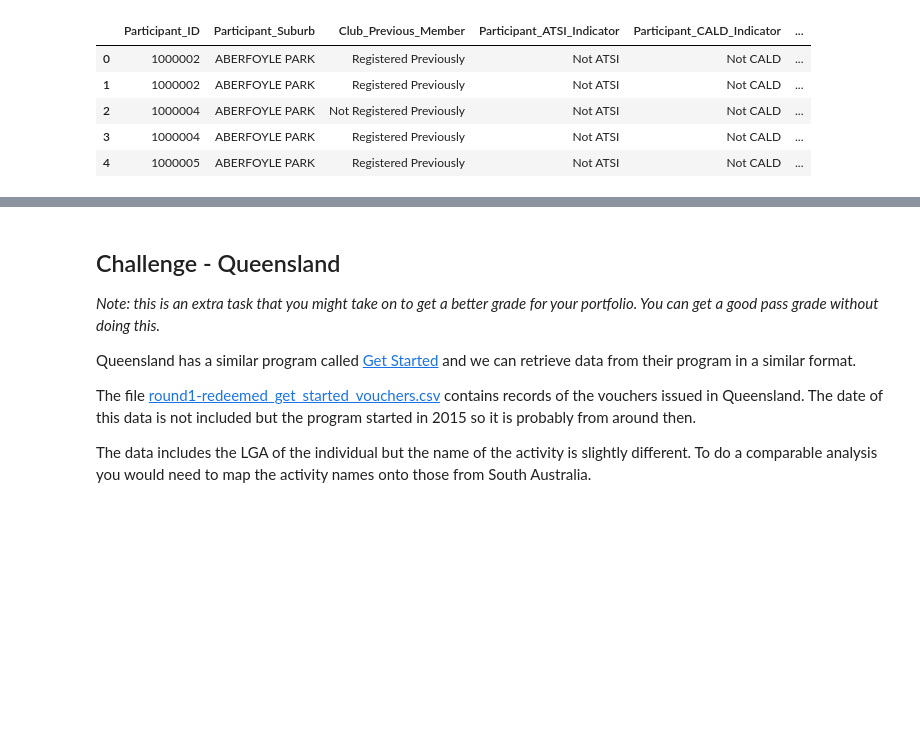
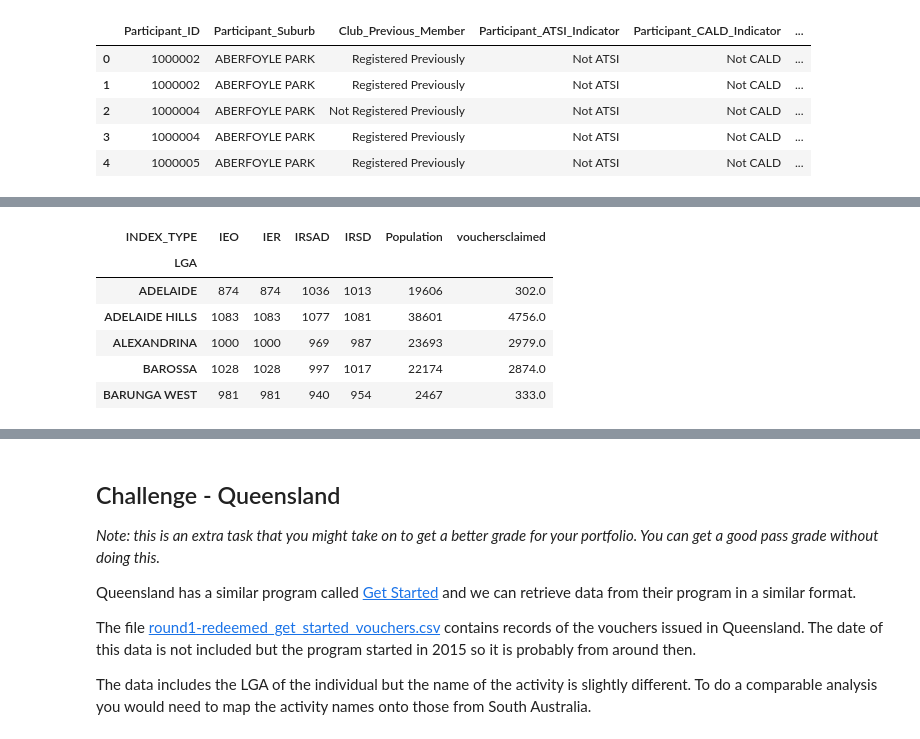
Before and after one commit to MQCOMP2200-S2-2021/data-science-portfolio-aarushi1998, a Jupyter notebook: Portfolio 2.ipynb, the cells around one changed output, grey strips where cells are left out. Cells and saved outputs as stored; diff of their text form; code cells hidden in the pictures; blank space fills up the shorter version.

```diff
--- a/Portfolio 2.ipynb
+++ b/Portfolio 2.ipynb
@@ -288 +301,14 @@ a1.head()
+# %%
+a1 = (LGA_scores.dropna())
+a1.head()
+
+#dropping all the NA values
+# %% [output]
+| INDEX_TYPE | IEO | IER | IRSAD | IRSD | Population | vouchersclaimed |
+| LGA |  |  |  |  |  |  |
+| ADELAIDE | 874 | 874 | 1036 | 1013 | 19606 | 302.0 |
+| ADELAIDE HILLS | 1083 | 1083 | 1077 | 1081 | 38601 | 4756.0 |
+| ALEXANDRINA | 1000 | 1000 | 969 | 987 | 23693 | 2979.0 |
+| BAROSSA | 1028 | 1028 | 997 | 1017 | 22174 | 2874.0 |
+| BARUNGA WEST | 981 | 981 | 940 | 954 | 2467 | 333.0 |
 # %%
```
Also changed, not shown: parts of 9 cells of this notebook.
